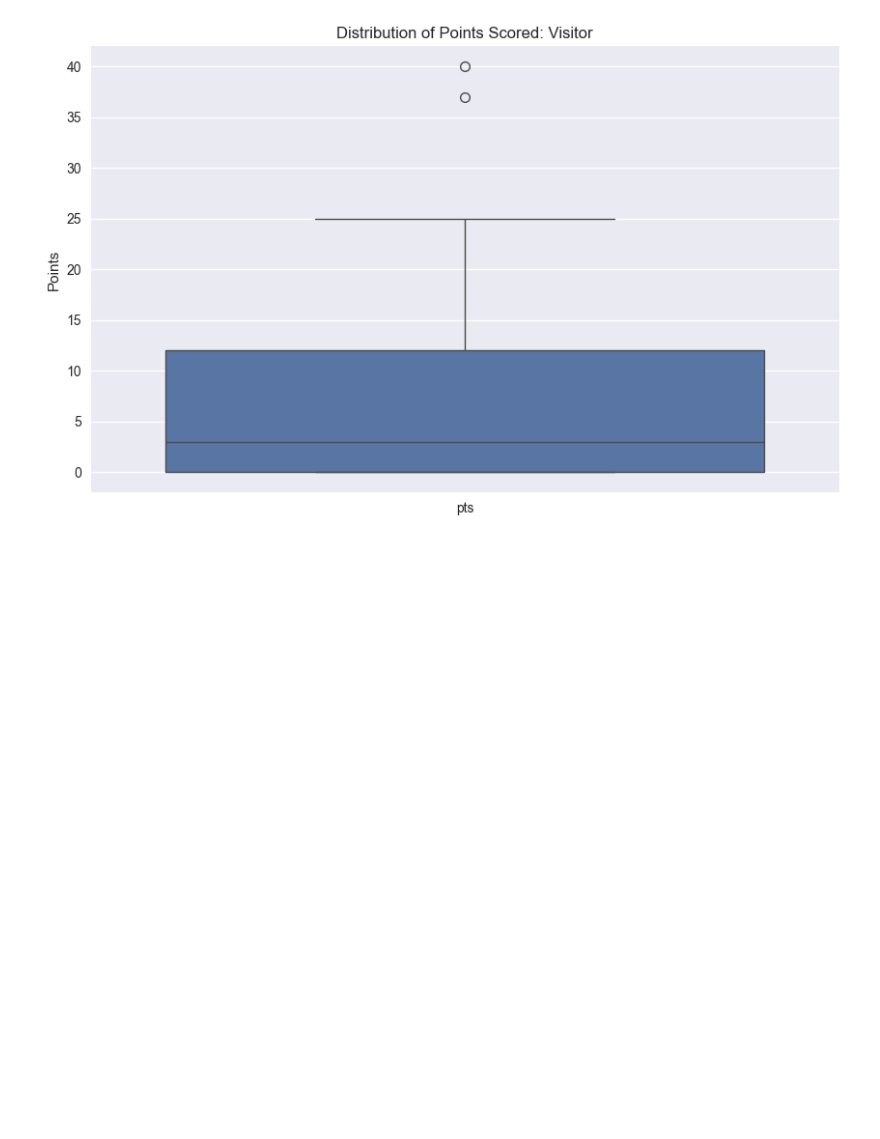
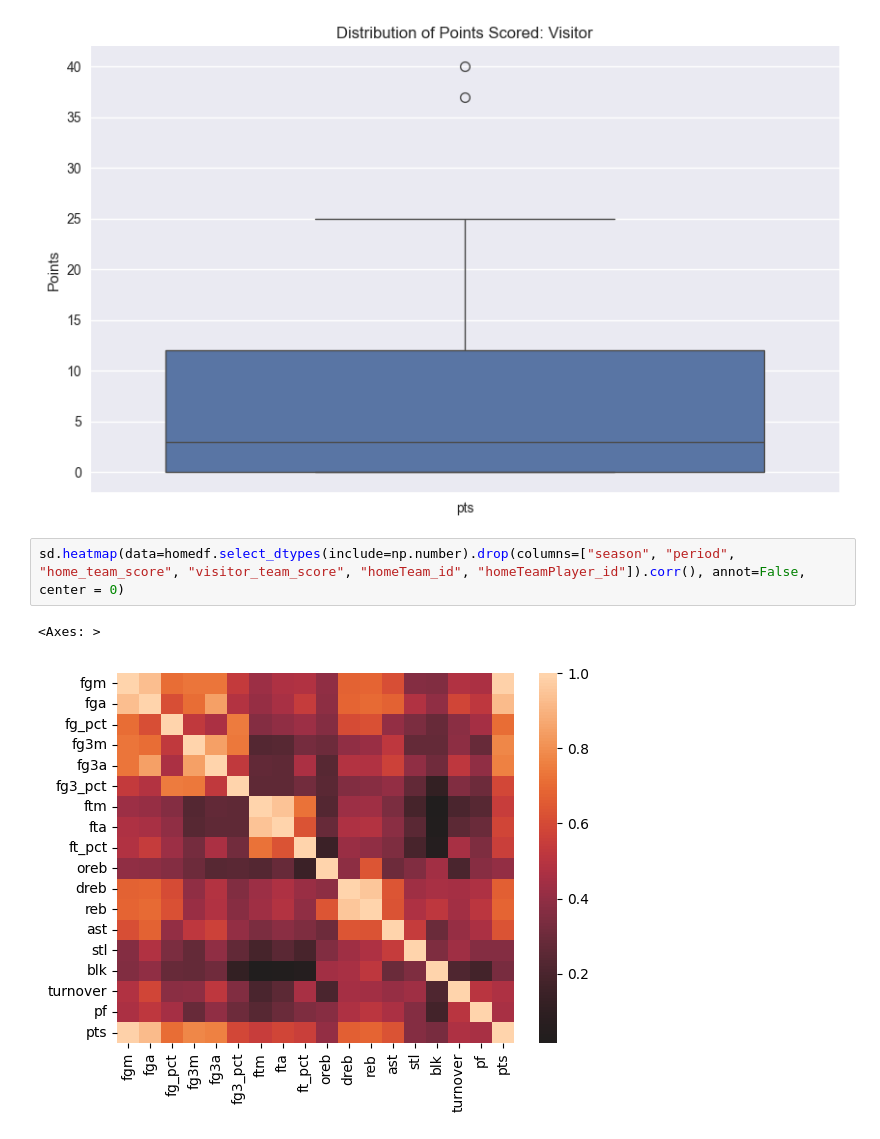
Before and after one commit to D2jc/PrizePicksPredictor, a Jupyter notebook: dataVis.ipynb, the cells around one changed output. Drawn from its saved outputs; the diff is of its cells as text; blank space fills up the shorter version.

Commit message:
corr chart

```diff
--- a/dataVis.ipynb
+++ b/dataVis.ipynb
@@ -229,3 +229,8 @@ plt.show()
 [figure]
 [figure]
 [figure]
+# %%
+sd.heatmap(data=homedf.select_dtypes(include=np.number).drop(columns=["season", "period", "home_team_score", "visitor_team_score", "homeTeam_id", "homeTeamPlayer_id"]).corr(), annot=False, center = 0)
+# %% [output]
+<Axes: >
+[figure, added]
```
